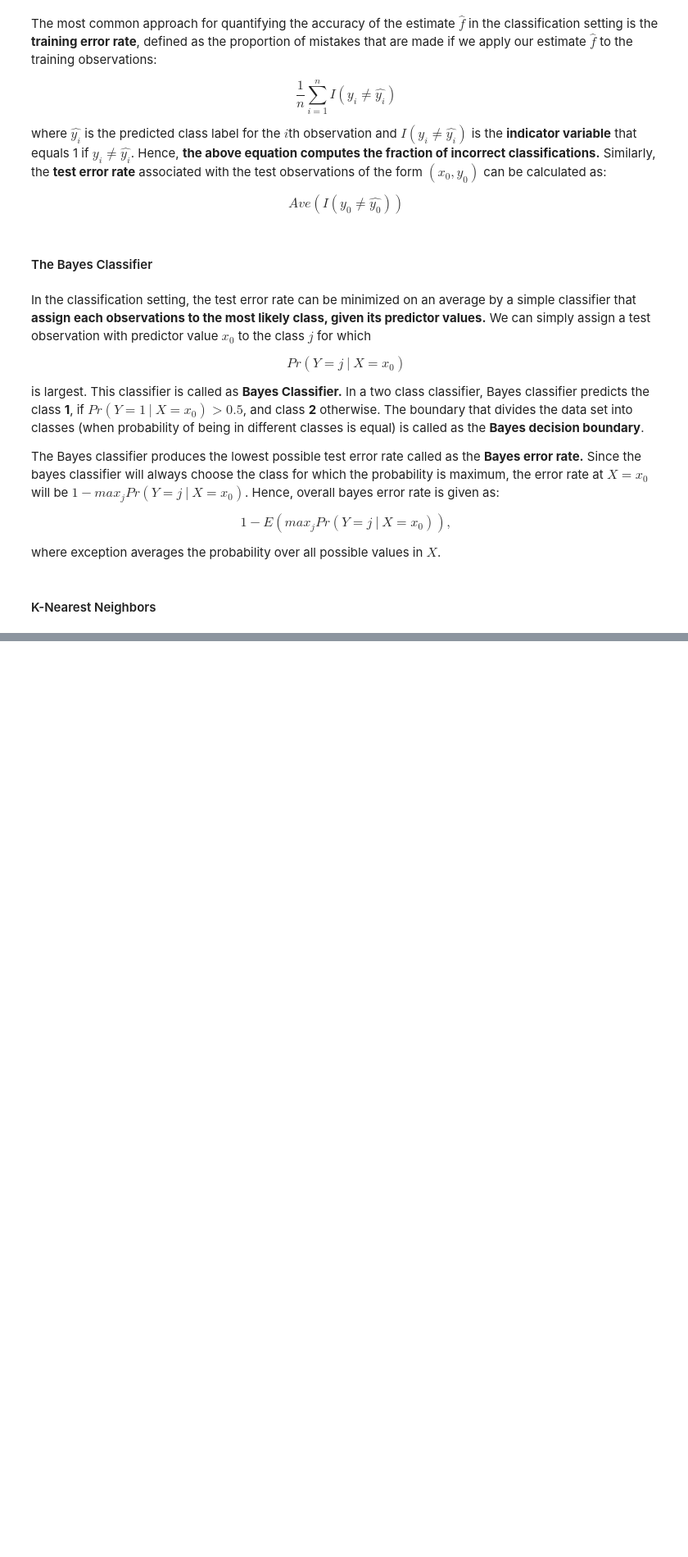
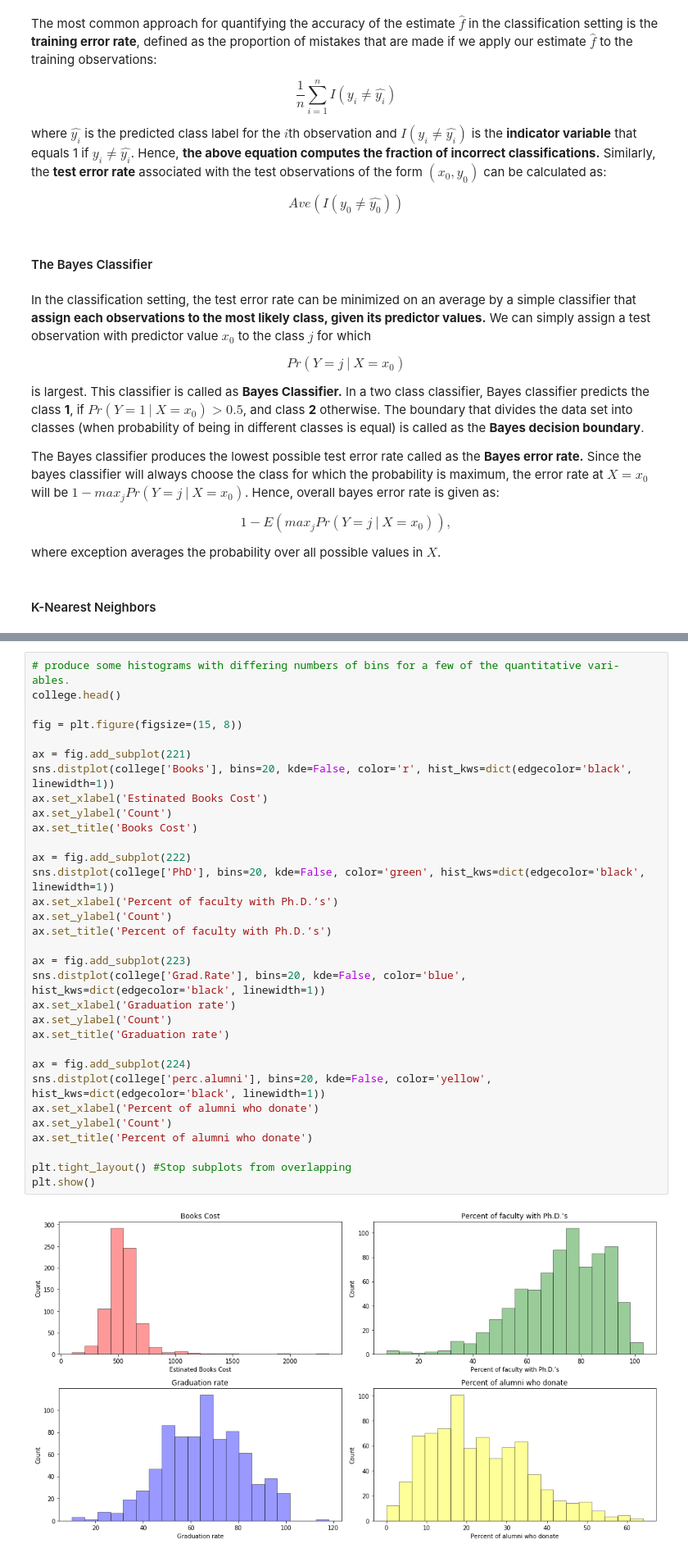
Before and after one commit to amitrajan012/Introduction-to-Statistical-Learning, a Jupyter notebook: Statistical Learning.ipynb, the cells around one changed output, grey strips where cells are left out. Shown at 82% size. Saved outputs shown, nothing was run; the diff lists cells and outputs as text; blank space fills up the shorter version.

```diff
--- a/Statistical Learning.ipynb
+++ b/Statistical Learning.ipynb
@@ -176,0 +296,34 @@ Despite the fact that it is a very simple approach, KNN can often produce classi
+# %%
+# produce some histograms with differing numbers of bins for a few of the quantitative vari- ables.
+college.head()
+
+fig = plt.figure(figsize=(15, 8))
+
+ax = fig.add_subplot(221)
+sns.distplot(college['Books'], bins=20, kde=False, color='r', hist_kws=dict(edgecolor='black', linewidth=1))
+ax.set_xlabel('Estinated Books Cost')
+ax.set_ylabel('Count')
+ax.set_title('Books Cost')
+
+ax = fig.add_subplot(222)
+sns.distplot(college['PhD'], bins=20, kde=False, color='green', hist_kws=dict(edgecolor='black', linewidth=1))
+ax.set_xlabel('Percent of faculty with Ph.D.’s')
+ax.set_ylabel('Count')
+ax.set_title('Percent of faculty with Ph.D.’s')
+
+ax = fig.add_subplot(223)
+sns.distplot(college['Grad.Rate'], bins=20, kde=False, color='blue', hist_kws=dict(edgecolor='black', linewidth=1))
+ax.set_xlabel('Graduation rate')
+ax.set_ylabel('Count')
+ax.set_title('Graduation rate')
+
+ax = fig.add_subplot(224)
+sns.distplot(college['perc.alumni'], bins=20, kde=False, color='yellow', hist_kws=dict(edgecolor='black', linewidth=1))
+ax.set_xlabel('Percent of alumni who donate')
+ax.set_ylabel('Count')
+ax.set_title('Percent of alumni who donate')
+
+plt.tight_layout() #Stop subplots from overlapping
+plt.show()
+# %% [output]
+[figure, added]
```
Also changed, not shown: parts of 39 cells of this notebook.
